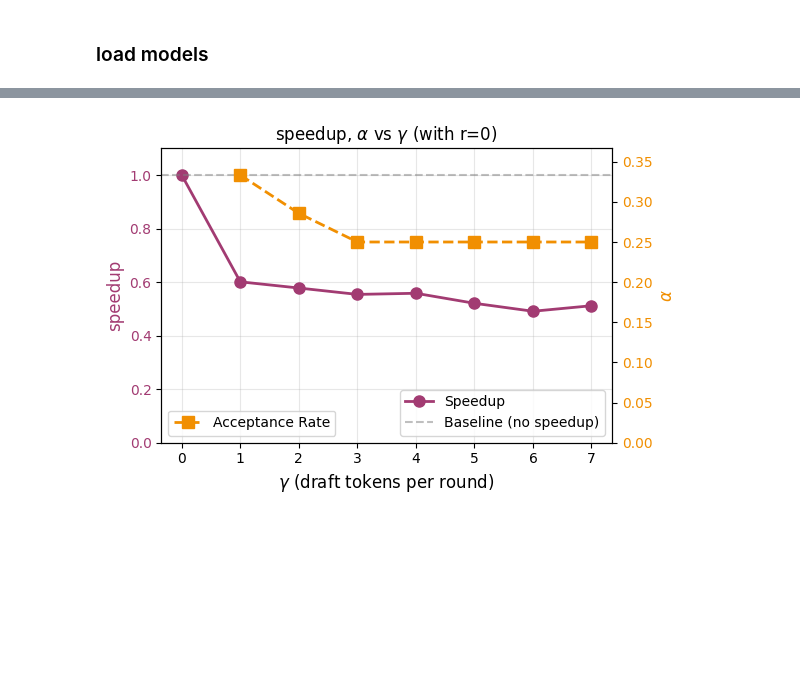
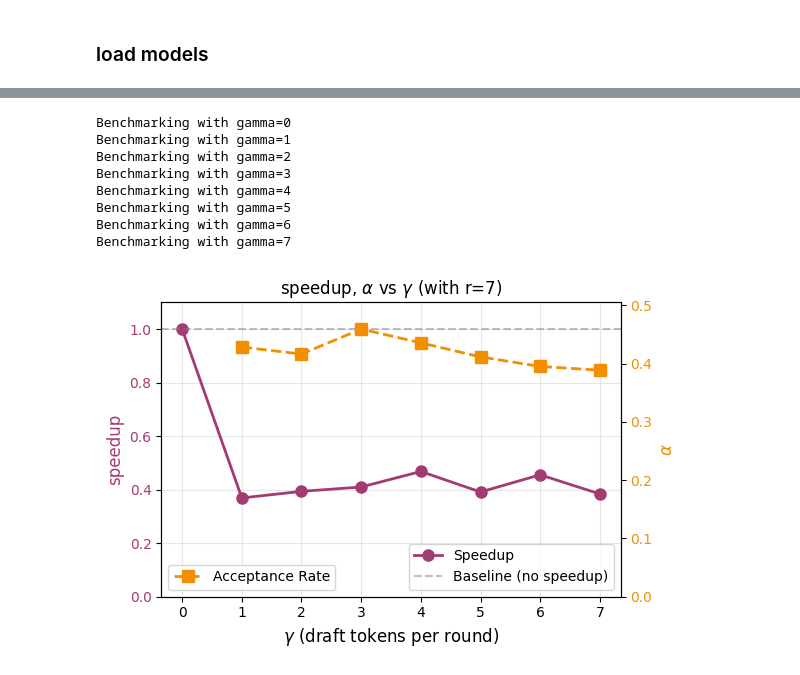
Before and after one commit to TheAyos/openvla-mini-specdec, a Jupyter notebook: experiments/specdec/benchmark_specdec_throughput.ipynb, the cells around one changed output, grey strips where cells are left out. Drawn from its saved outputs; the diff is of its cells as text; code cells hidden in the pictures; blank space fills up the shorter version.

```diff
--- a/experiments/specdec/benchmark_specdec_throughput.ipynb
+++ b/experiments/specdec/benchmark_specdec_throughput.ipynb
@@ -73,13 +74,13 @@ class BenchmarkConfig:
     # Speculative decoding parameters
     gamma: int = 7
     temperature: float = 0.0
-    relaxed_acceptance_r: int = 7
+    relaxed_acceptance_r: int = 0
 
     # Benchmark parameters
     task_suite_name: str = "libero_90"
     task_id: int = 0
     num_iterations: int = 10
-    warmup_iterations: int = 3
+    warmup_iterations: int = 5
     seed: int = 42
 
     # fmt: on
@@ -224,17 +258,31 @@ def run_target_inference():
         center_crop=cfg.center_crop,
     )
 
+# def run_draft_inference():
+#     from experiments.robot.openvla_utils import get_prismatic_vla_action
+#     return get_prismatic_vla_action(
+#         draft_model,
+#         None,
+#         str(cfg.draft_checkpoint),
+#         observation,
+#         task_description,
+#         unnorm_key_draft,
+#         center_crop=cfg.center_crop,
+#     )
+from experiments.specdec.minivla_fastpath import MiniVLAFastPath
+draft_fast = MiniVLAFastPath(
+    model=draft_model,
+    instruction=task_description,
+    unnorm_key=unnorm_key_draft,
+    center_crop=cfg.center_crop,
+    compile_llm=True,
+    compile_mode="default",
+    compile_vision=True,
+    compile_mode_vision="reduce-overhead",
+)
 def run_draft_inference():
-    from experiments.robot.openvla_utils import get_prismatic_vla_action
-    return get_prismatic_vla_action(
-        draft_model,
-        None,
-        str(cfg.draft_checkpoint),
-        observation,
-        task_description,
-        unnorm_key_draft,
-        center_crop=cfg.center_crop,
-    )
+    return draft_fast.predict_action_from_np(observation["full_image"])
+
 
 def timed_cuda(fn):
     """Time a function using CUDA events for accurate GPU timing."""
@@ -264,7 +312,7 @@ target_times = []
 for i in range(cfg.num_iterations):
     result, dt = timed_cuda(run_target_inference)
     target_times.append(dt)
-    if (i + 1) % 10 == 0:
+    if (i + 1) % 5 == 0:
         print(f"  Progress: {i+1}/{cfg.num_iterations}, last: {dt*1000:.1f}ms")
 
 # Benchmark DRAFT
@@ -273,7 +321,7 @@ draft_times = []
 for i in range(cfg.num_iterations):
     result, dt = timed_cuda(run_draft_inference)
     draft_times.append(dt)
-    if (i + 1) % 10 == 0:
+    if (i + 1) % 5 == 0:
         print(f"  Progress: {i+1}/{cfg.num_iterations}, last: {dt*1000:.1f}ms")
 # %% [output]
 [4/4] Loading LIBERO task: libero_90 (task 0)...
@@ -1256,7 +1307,7 @@ Plots saved:
 gamma_values = list(range(0, 8))  # 0 to 7
 speedups = []
 acceptance_rates_gamma = []
-RRRR=0
+RRRR=7
 for gamma in gamma_values:
     print(f"Benchmarking with gamma={gamma}")
 
@@ -1306,31 +1357,39 @@ for gamma in gamma_values:
 # Plot speedup vs gamma
 fig, ax1 = plt.subplots(figsize=(6, 4))
 
 color1 = '#A23B72'
 ax1.set_xlabel(r'$\gamma$ (draft tokens per round)', fontsize=12)
 ax1.set_ylabel('speedup', fontsize=12, color=color1)
 ax1.plot(gamma_values, speedups, marker='o', linewidth=2, markersize=8,
          color=color1, label='Speedup')
 ax1.tick_params(axis='y', labelcolor=color1)
 ax1.axhline(y=1.0, color='gray', linestyle='--', alpha=0.5, label='Baseline (no speedup)')
 ax1.grid(True, alpha=0.3)
 ax1.set_xticks(gamma_values)
 ax1.set_ylim(0.0, max(speedups) * 1.1)
 ax1.legend(loc='lower right')
 
 # acceptance rate on secondary y-axis
 ax2 = ax1.twinx()
 color2 = '#F18F01'
 ax2.set_ylabel(r'$\alpha$', fontsize=12, color=color2)
 ax2.plot(gamma_values[1:], acceptance_rates_gamma[1:],
          marker='s', linewidth=2, markersize=8, color=color2,
          linestyle='--', label='Acceptance Rate')
 ax2.tick_params(axis='y', labelcolor=color2)
 ax2.set_ylim(0, max(acceptance_rates_gamma[1:]) * 1.1)
 ax2.legend(loc='lower left')
 plt.title(r'speedup, $\alpha$ vs $\gamma$' + f' (with r={RRRR})', fontsize=12)
 fig.tight_layout()
 plt.savefig('speedup_vs_gamma.png', dpi=300, bbox_inches='tight')
 plt.show()
 # %% [output]
+Benchmarking with gamma=0
+Benchmarking with gamma=1
+Benchmarking with gamma=2
+Benchmarking with gamma=3
+Benchmarking with gamma=4
+Benchmarking with gamma=5
+Benchmarking with gamma=6
+Benchmarking with gamma=7
-[figure, old version]
+[figure, new version]
```
Also changed, not shown: parts of 11 cells of this notebook, 14 other files.
